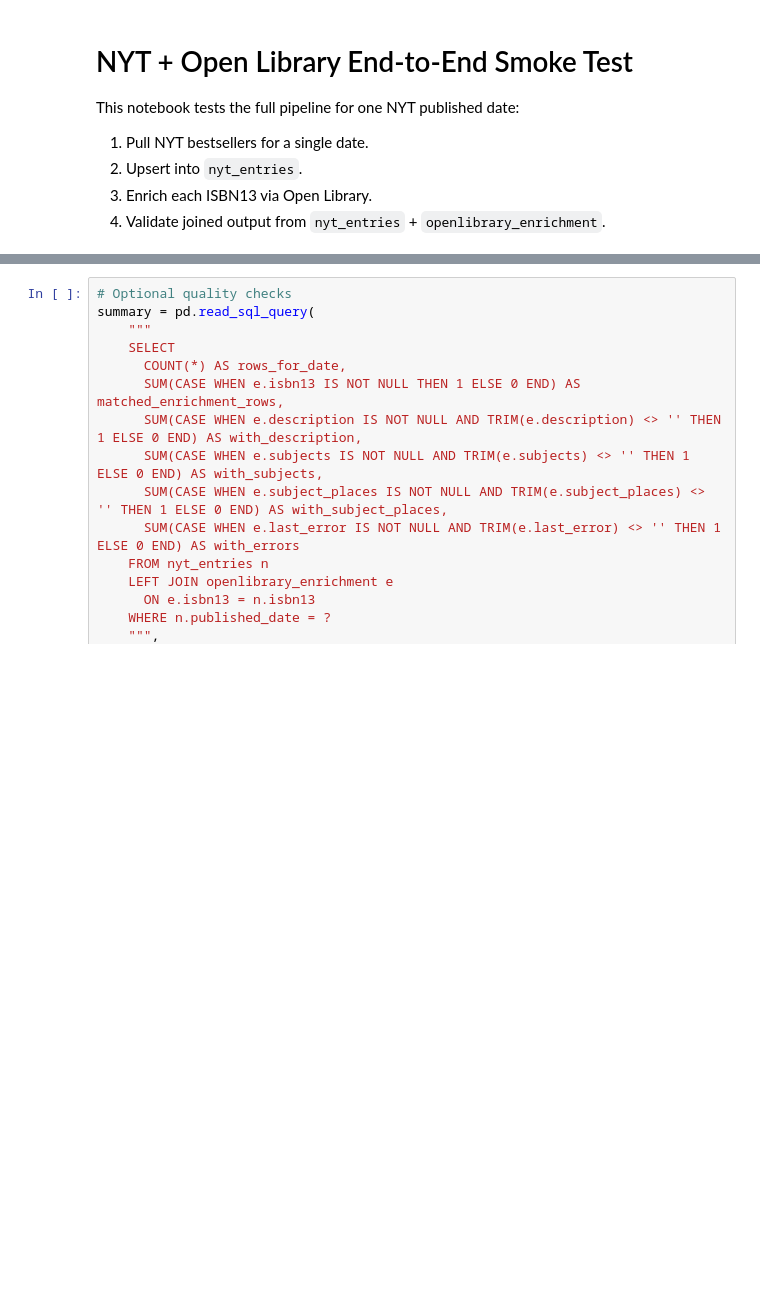
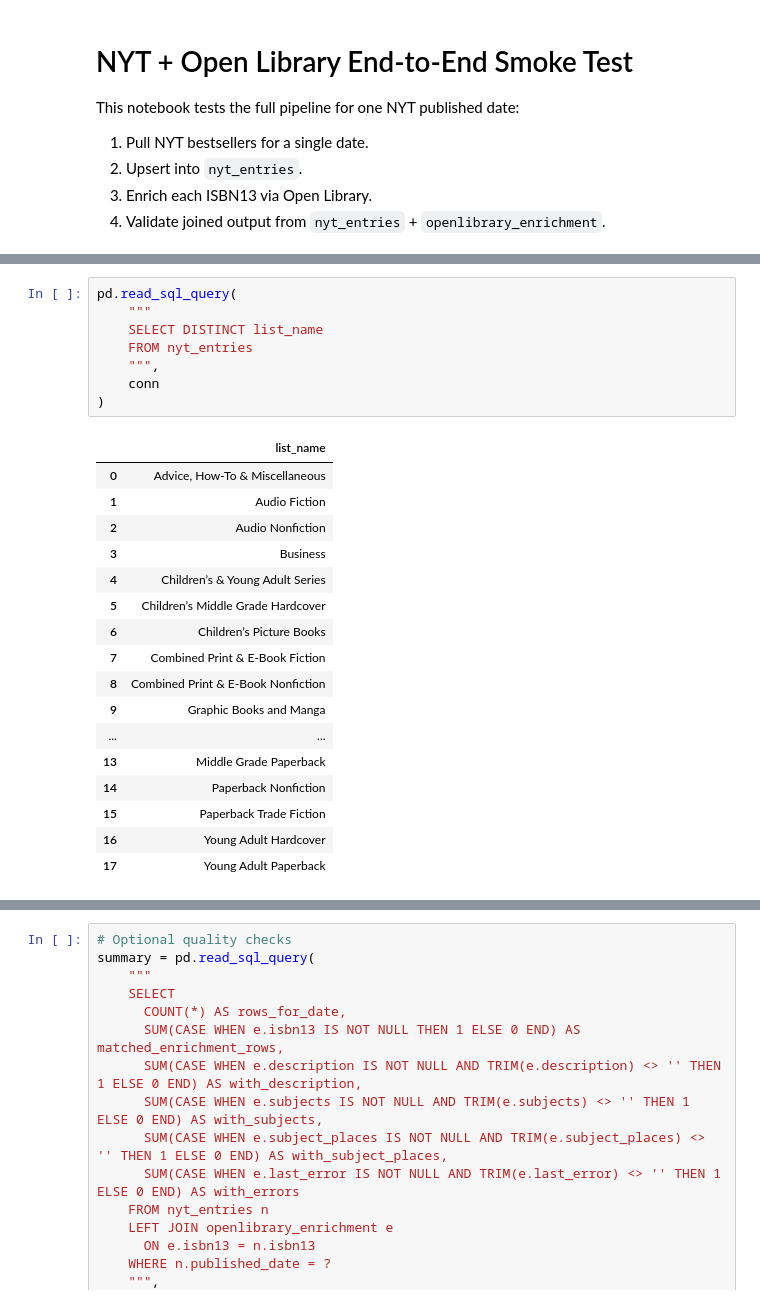
Before and after one commit to ZWUrbo/nyt-bestseller-analysis, a Jupyter notebook: notebooks/01_data_audit.ipynb, the cells around one changed output, grey strips where cells are left out. Drawn from its saved outputs; the diff is of its cells as text; blank space fills up the shorter version.

```diff
--- a/notebooks/01_data_audit.ipynb
+++ b/notebooks/01_data_audit.ipynb
@@ -44,3 +46,29 @@ print(f"DB path: {settings.db_path}")
+# %%
+pd.read_sql_query(
+    """
+    SELECT DISTINCT list_name
+    FROM nyt_entries
+    """,
+    conn
+)
+# %% [output]
+|  | list_name |
+| 0 | Advice, How-To & Miscellaneous |
+| 1 | Audio Fiction |
+| 2 | Audio Nonfiction |
+| 3 | Business |
+| 4 | Children’s & Young Adult Series |
+| 5 | Children’s Middle Grade Hardcover |
+| 6 | Children’s Picture Books |
+| 7 | Combined Print & E-Book Fiction |
+| 8 | Combined Print & E-Book Nonfiction |
+| 9 | Graphic Books and Manga |
+| ... | ... |
+| 13 | Middle Grade Paperback |
+| 14 | Paperback Nonfiction |
+| 15 | Paperback Trade Fiction |
+| 16 | Young Adult Hardcover |
+| 17 | Young Adult Paperback |
 # %%
 # Pick one NYT published date for the smoke test.
 # Change this value as needed.
```
Also changed, not shown: parts of 5 cells of this notebook, 1 other file.
